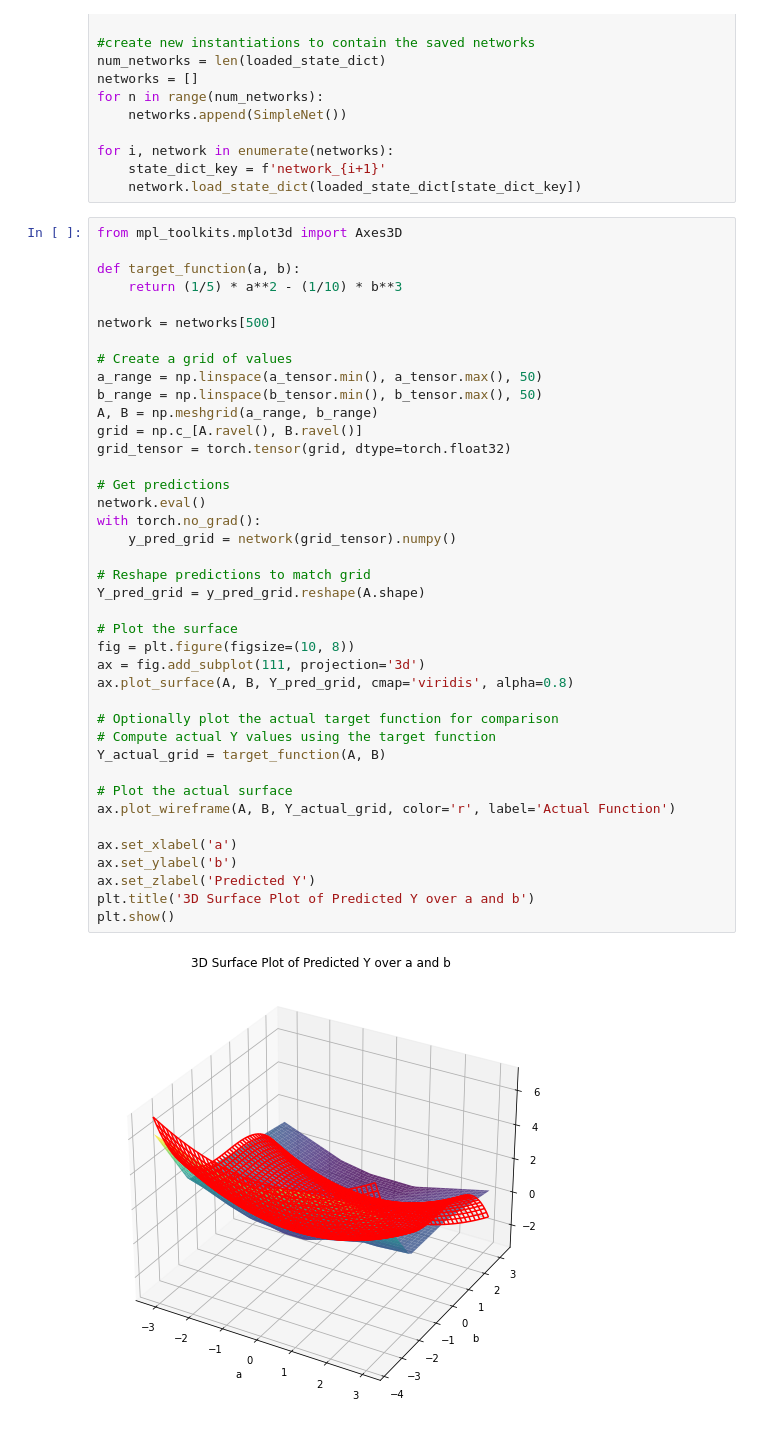
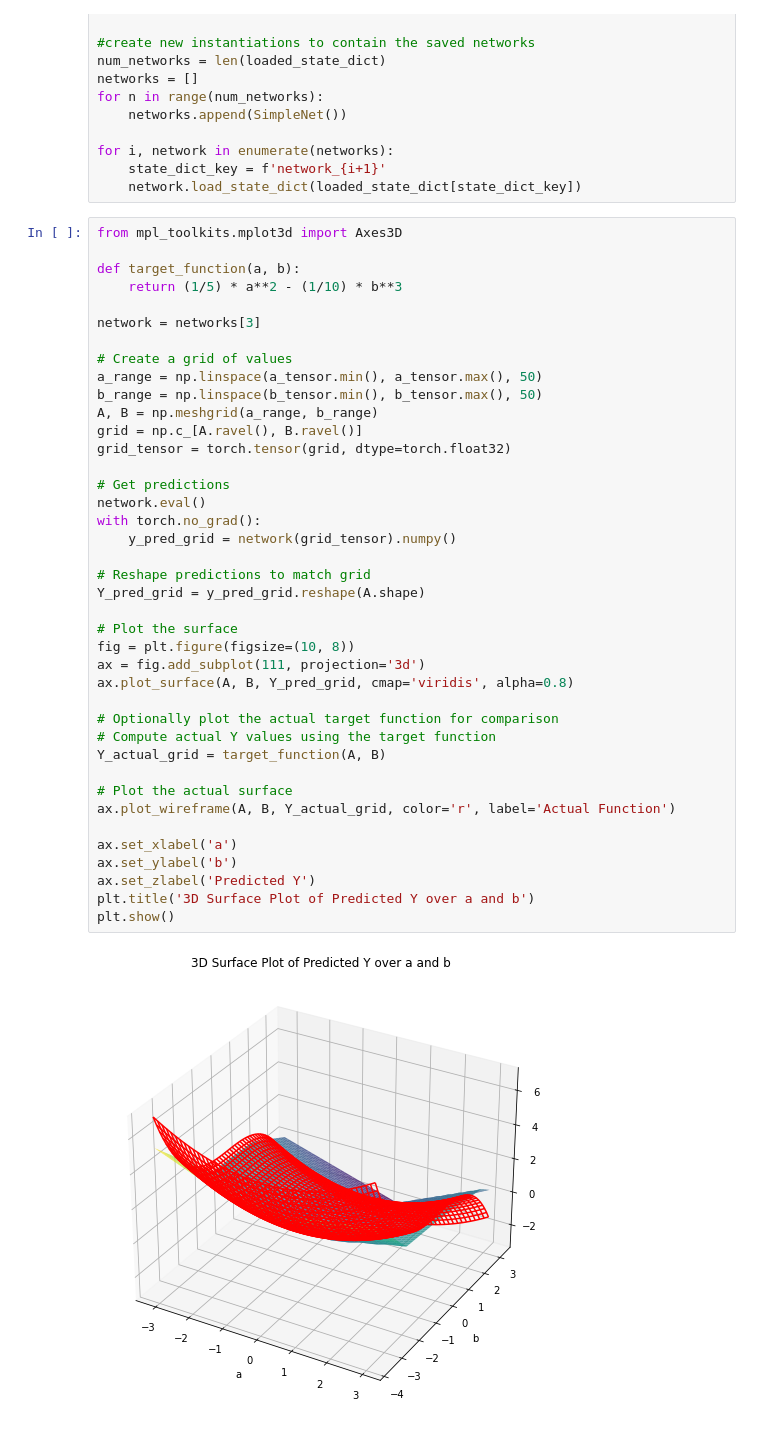
Before and after one commit to simoncole/GWAS-approach-to-NN-interp, a Jupyter notebook: NetworkAnalyzer.ipynb, the cells around one changed output. Cells and saved outputs as stored; diff of their text form.

```diff
--- a/NetworkAnalyzer.ipynb
+++ b/NetworkAnalyzer.ipynb
@@ -445,7 +440,7 @@ from mpl_toolkits.mplot3d import Axes3D
 def target_function(a, b):
     return (1/5) * a**2 - (1/10) * b**3
 
-network = networks[500]
+network = networks[3]
 
 # Create a grid of values
 a_range = np.linspace(a_tensor.min(), a_tensor.max(), 50)
@@ -453,31 +448,31 @@ b_range = np.linspace(b_tensor.min(), b_tensor.max(), 50)
 A, B = np.meshgrid(a_range, b_range)
 grid = np.c_[A.ravel(), B.ravel()]
 grid_tensor = torch.tensor(grid, dtype=torch.float32)
 
 # Get predictions
 network.eval()
 with torch.no_grad():
     y_pred_grid = network(grid_tensor).numpy()
 
 # Reshape predictions to match grid
 Y_pred_grid = y_pred_grid.reshape(A.shape)
 
 # Plot the surface
 fig = plt.figure(figsize=(10, 8))
 ax = fig.add_subplot(111, projection='3d')
 ax.plot_surface(A, B, Y_pred_grid, cmap='viridis', alpha=0.8)
 
 # Optionally plot the actual target function for comparison
 # Compute actual Y values using the target function
 Y_actual_grid = target_function(A, B)
 
 # Plot the actual surface
 ax.plot_wireframe(A, B, Y_actual_grid, color='r', label='Actual Function')
 
 ax.set_xlabel('a')
 ax.set_ylabel('b')
 ax.set_zlabel('Predicted Y')
 plt.title('3D Surface Plot of Predicted Y over a and b')
 plt.show()
 # %% [output]
-[figure, old version]
+[figure, new version]
```
Also changed, not shown: parts of 3 cells of this notebook, 3 other files.
